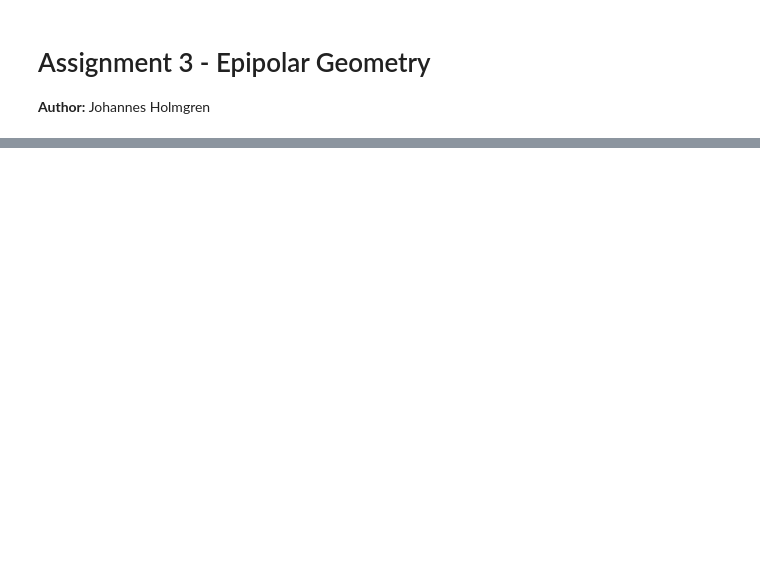
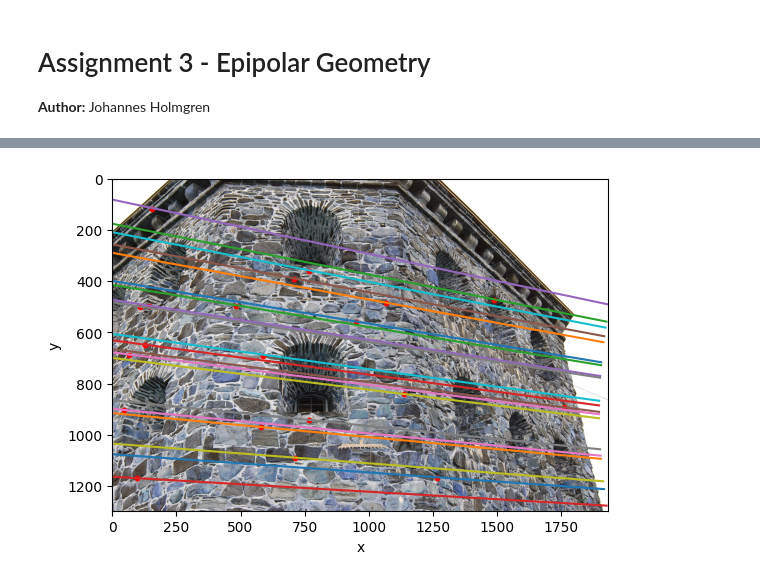
Before and after one commit to JohannesHolmgren/EEN020, a Jupyter notebook: assignment-3/assignment-3.ipynb, the cells around one changed output, grey strips where cells are left out. Saved outputs shown, nothing was run; the diff lists cells and outputs as text; code cells hidden in the pictures; blank space fills up the shorter version.

```diff
--- a/assignment-3/assignment-3.ipynb
+++ b/assignment-3/assignment-3.ipynb
@@ -283,0 +298,91 @@ Mean distance is 34.5235
+# %%
+def enforce_essential(E_approx: np.ndarray) -> np.ndarray:
+    ''' Enforce the Essential matrix by setting its singular values to [1 1 0].
+
+    '''
+    U, S, Vh = np.linalg.svd(E_approx)
+    S_diag = np.diag([1, 1, 0])
+    return U @ S_diag @ Vh
+# %%
+def convert_E_to_F(E: np.ndarray, K1: np.ndarray, K2: np.ndarray) -> np.ndarray:
+    ''' Get Fundamental matrix F from Essential matrix E.
+
+    Using the formula K2^(T)FK1
+    '''
+    return K2.T @ E @ K1
+# %%
+# Computer Exercise 2
+
+# ----- Load data -----
+compEx1data = loadmat(MAT_PATH + 'compEx1data')
+compEx2data = loadmat(MAT_PATH + 'compEx2data.mat')
+
+x1 = compEx1data['x'][:,0][0]
+x2 = compEx1data['x'][:,0][1]
+K  = compEx2data['K']
+
+kronan1     = cv2.imread(IMG_PATH + 'kronan1.JPG')
+kronan2     = cv2.imread(IMG_PATH + 'kronan2.JPG')
+# ---------------------
+
+# Normalize image points
+K_inv = inv(K)
+x1_norm = K_inv @ x1
+x2_norm = K_inv @ x2
+
+# Get essential matrix
+E_approx, M, v, sv_min = estimate_F_DLT(x1_norm, x2_norm)
+
+# Information regarding the result
+Mv_norm = np.linalg.norm(M @ v)
+print(f'Smallest singular value: {round(sv_min, 4)}')
+print(f'||Mv|| = {round(Mv_norm, 4)}')
+
+# Ensure E has two equal singular values and one zero
+E = enforce_essential(E_approx)
+
+print('The essential matrix E is')
+print(E.round(2))
+
+# Check that epipolar constraint is roughly fulfilled
+error = get_epipolar_constraint(F_norm, x1_norm, x2_norm)
+print(f'The epipolar constraints have a maximum error of {error}')
+
+# Compute the Fundamental matrix F from the Essential matrix E
+F = convert_E_to_F(E, K_inv, K_inv)
+
+# Compute epipolar lines for x1 and normalize
+l = np.matmul(F, x1)
+l = utils.pflat(l)
+l_norms = np.sqrt(l[0, :]**2 + l[1,:]**2)
+l = l / l_norms
+
+# Pick 20 random points in image 2 and find their respective lines
+n_points = 20
+indices = np.random.choice(x2.shape[1], n_points)
+points = x2[:,indices]
+lines = l[:,indices]
+
+fig, ax = plt.subplots()
+ax.set_aspect('equal')
+ax.set_xlim(0, kronan2.shape[1])
+ax.set_ylim(kronan2.shape[0], 0)
+ax.imshow(kronan2)
+rital(ax, lines)
+plotter.plot_points_2D(ax, points, s=10, c='r')
+
+# Compute the distances between points and their corresponding epipolar lines
+errors = compute_epipolar_errors(F, x1, x2)
+print(f'Mean distance is {round(np.mean(errors), 4)}')
+
+# Plot distances in a histogram with 100 bins
+N_BINS = 100
+fig, ax = plt.subplots()
+ax.hist(errors, bins=N_BINS)
+
+### Answers: The errors seem to be worse than the normalized case in Computer Exercise 1,
+###          and almost as bad as the non-normalized case in Computer Exercise 1.
+
+# Show everything
+plt.show()
+# %% [output]
@@ -283,0 +398 @@ Mean distance is 34.5235
+[figure, added]
```
Also changed, not shown: parts of 4 cells of this notebook, 1 other file.
